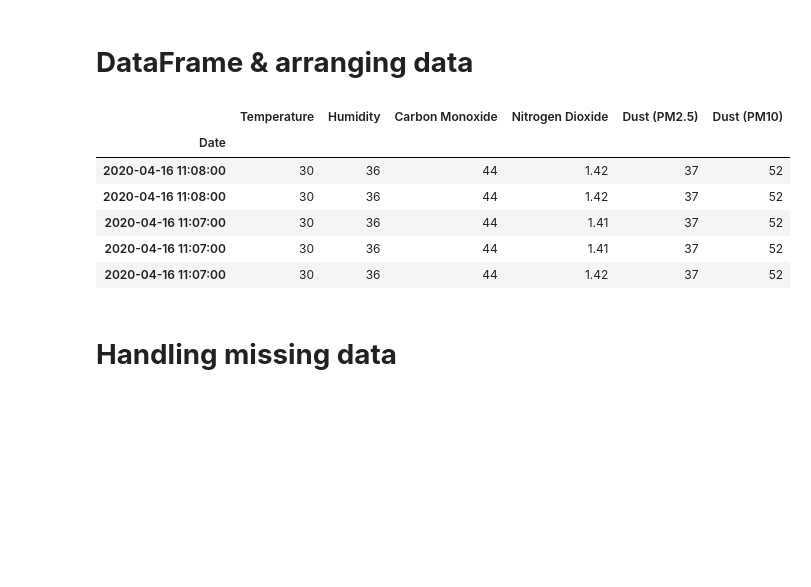
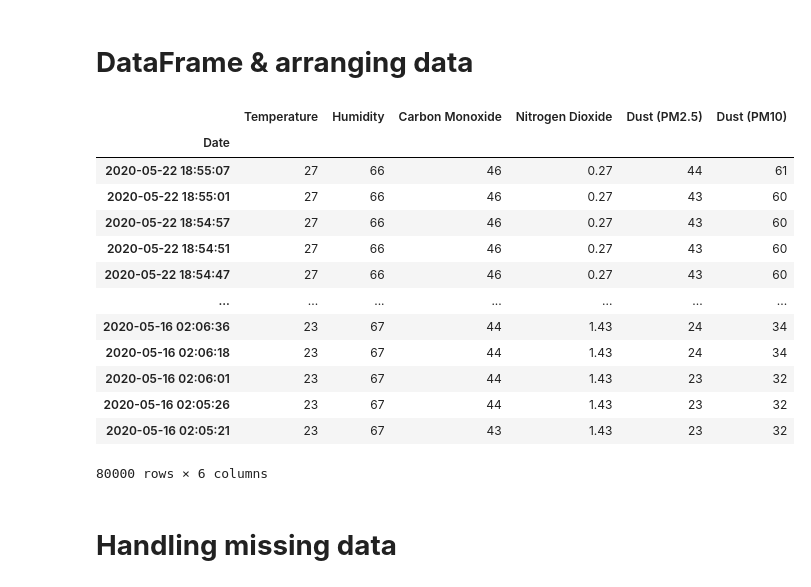
Before and after one commit to SamratDe/NITD-college-Project, a Jupyter notebook: pollution.ipynb, the cells around one changed output. Cells and saved outputs as stored; diff of their text form; code cells hidden in the pictures; blank space fills up the shorter version.

```diff
--- a/pollution.ipynb
+++ b/pollution.ipynb
@@ -7,18 +7,23 @@ import pandas as pd
 # %% [markdown]
 # **DataFrame & arranging data**
 # %%
-df = pd.read_csv('/content/drive/My Drive/NITD Internship/Data.csv', index_col='Date', parse_dates=True)
+df = pd.read_csv('/content/drive/My Drive/NITD Internship/nitdata.csv', index_col='Date', parse_dates=True)
-# %%
-df.drop('Unnamed: 0', axis=1, inplace=True)
 # %%
-df.head()
+df
 # %% [output]
 |  | Temperature | Humidity | Carbon Monoxide | Nitrogen Dioxide | Dust (PM2.5) | Dust (PM10) |
 | Date |  |  |  |  |  |  |
-| 2020-04-16 11:08:00 | 30 | 36 | 44 | 1.42 | 37 | 52 |
-| 2020-04-16 11:08:00 | 30 | 36 | 44 | 1.42 | 37 | 52 |
-| 2020-04-16 11:07:00 | 30 | 36 | 44 | 1.41 | 37 | 52 |
-| 2020-04-16 11:07:00 | 30 | 36 | 44 | 1.41 | 37 | 52 |
-| 2020-04-16 11:07:00 | 30 | 36 | 44 | 1.42 | 37 | 52 |
+| 2020-05-22 18:55:07 | 27 | 66 | 46 | 0.27 | 44 | 61 |
+| 2020-05-22 18:55:01 | 27 | 66 | 46 | 0.27 | 43 | 60 |
+| 2020-05-22 18:54:57 | 27 | 66 | 46 | 0.27 | 43 | 60 |
+| 2020-05-22 18:54:51 | 27 | 66 | 46 | 0.27 | 43 | 60 |
+| 2020-05-22 18:54:47 | 27 | 66 | 46 | 0.27 | 43 | 60 |
+| ... | ... | ... | ... | ... | ... | ... |
+| 2020-05-16 02:06:36 | 23 | 67 | 44 | 1.43 | 24 | 34 |
+| 2020-05-16 02:06:18 | 23 | 67 | 44 | 1.43 | 24 | 34 |
+| 2020-05-16 02:06:01 | 23 | 67 | 44 | 1.43 | 23 | 32 |
+| 2020-05-16 02:05:26 | 23 | 67 | 44 | 1.43 | 23 | 32 |
+| 2020-05-16 02:05:21 | 23 | 67 | 43 | 1.43 | 23 | 32 |
+80000 rows × 6 columns
 # %% [markdown]
 # **Handling missing data**
```
Also changed, not shown: parts of 9 cells of this notebook.
